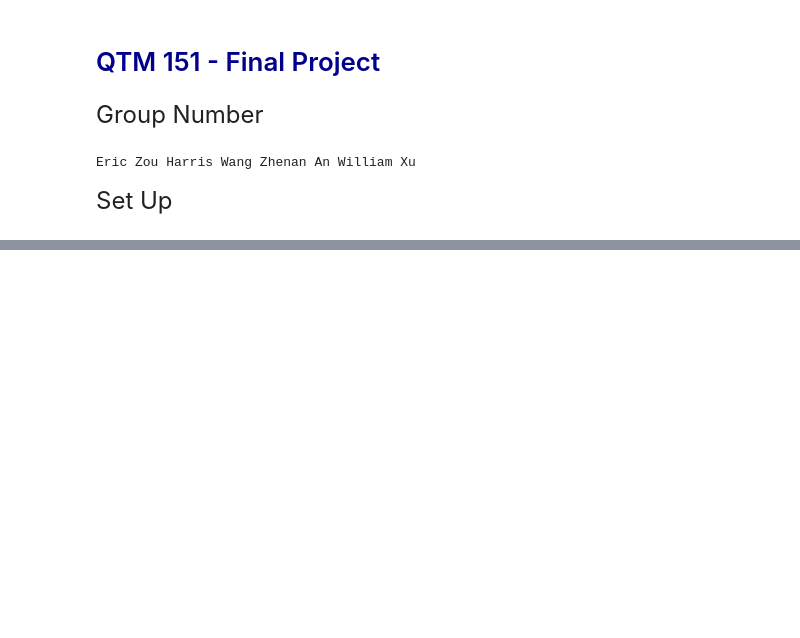
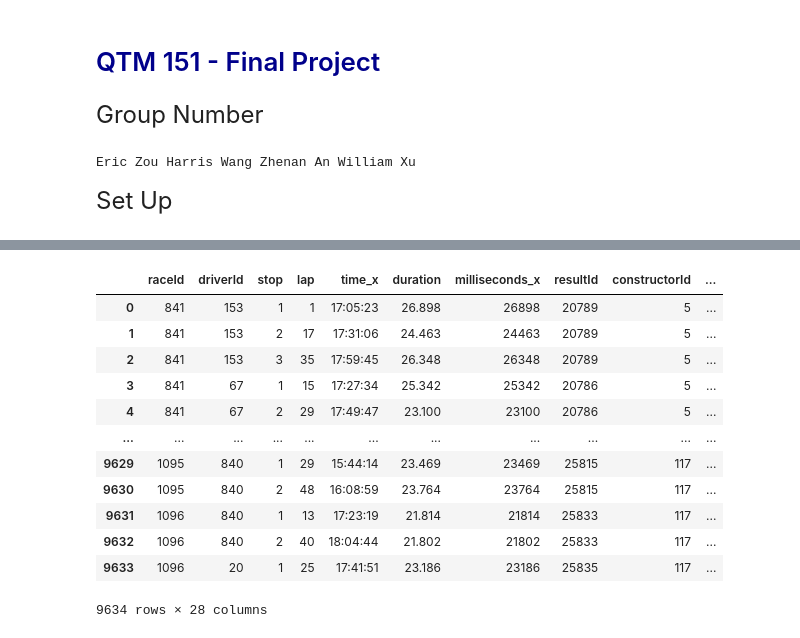
Before and after one commit to EricZou007/qtm151spring2023, a Jupyter notebook: final_project/final project.ipynb, the cells around one changed output, grey strips where cells are left out. Drawn from its saved outputs; the diff is of its cells as text; code cells hidden in the pictures; blank space fills up the shorter version.

```diff
--- a/final_project/final project.ipynb
+++ b/final_project/final project.ipynb
@@ -135,0 +190,34 @@ print(team2_diff.mean())
+# %%
+merged=pd.merge(pit_stops,results,on=["driverId","raceId"])
+
+merged2=pd.merge(merged,
+                 constructor,
+                 on="constructorId")
+
+merged2["duration_numeric"]=pd.to_numeric(merged2["duration"],errors="coerce")
+display(merged2)
+
+stop_time=(merged2.groupby(["constructorId","raceId"])
+    .agg(total_stop = ("duration_numeric","sum")))
+
+average_stop=(stop_time.groupby("constructorId")
+    .agg(average_stop = ("total_stop","mean")))
+
+
+merged3=pd.merge(average_stop,constructor,on="constructorId")
+
+merged3
+# %% [output]
+|  | raceId | driverId | stop | lap | time_x | duration | milliseconds_x | resultId | constructorId | ... |
+| 0 | 841 | 153 | 1 | 1 | 17:05:23 | 26.898 | 26898 | 20789 | 5 | ... |
+| 1 | 841 | 153 | 2 | 17 | 17:31:06 | 24.463 | 24463 | 20789 | 5 | ... |
+| 2 | 841 | 153 | 3 | 35 | 17:59:45 | 26.348 | 26348 | 20789 | 5 | ... |
+| 3 | 841 | 67 | 1 | 15 | 17:27:34 | 25.342 | 25342 | 20786 | 5 | ... |
+| 4 | 841 | 67 | 2 | 29 | 17:49:47 | 23.100 | 23100 | 20786 | 5 | ... |
+| ... | ... | ... | ... | ... | ... | ... | ... | ... | ... | ... |
+| 9629 | 1095 | 840 | 1 | 29 | 15:44:14 | 23.469 | 23469 | 25815 | 117 | ... |
+| 9630 | 1095 | 840 | 2 | 48 | 16:08:59 | 23.764 | 23764 | 25815 | 117 | ... |
+| 9631 | 1096 | 840 | 1 | 13 | 17:23:19 | 21.814 | 21814 | 25833 | 117 | ... |
+| 9632 | 1096 | 840 | 2 | 40 | 18:04:44 | 21.802 | 21802 | 25833 | 117 | ... |
+| 9633 | 1096 | 20 | 1 | 25 | 17:41:51 | 23.186 | 23186 | 25835 | 117 | ... |
+9634 rows × 28 columns
```
Also changed, not shown: parts of 23 cells of this notebook, 3 other files.
